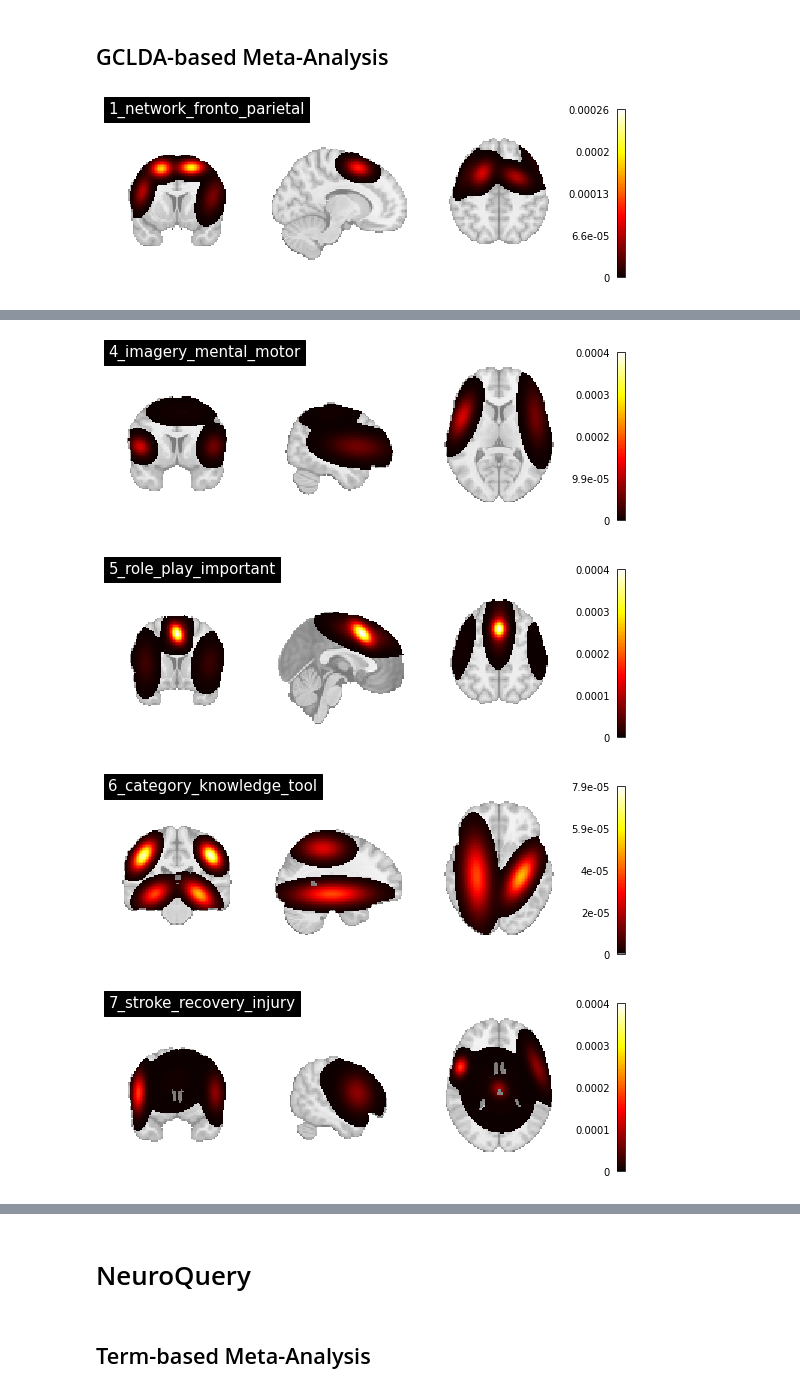
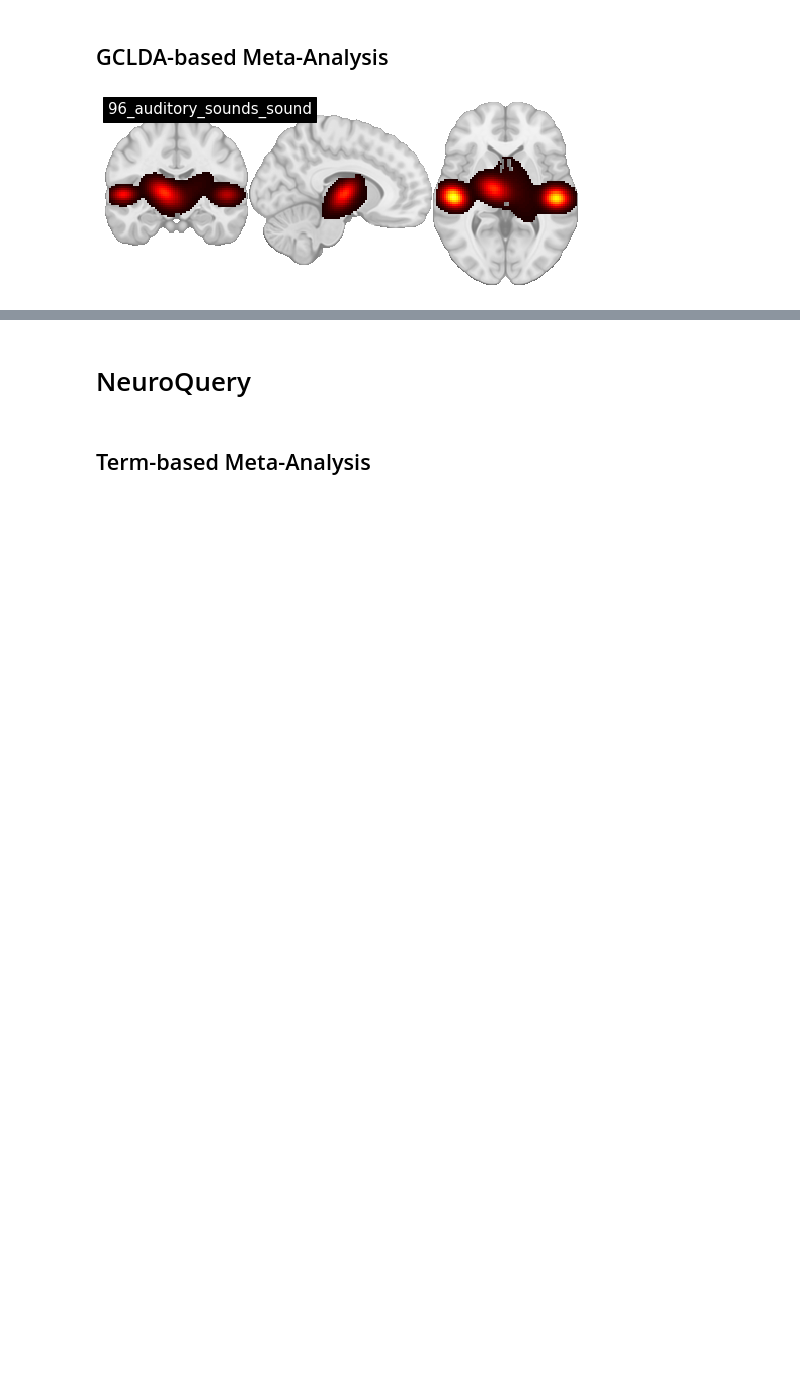
Before and after one commit to NBCLab/gradient-decoding, a Jupyter notebook: figures/meta-analysis.ipynb, the cells around one changed output, grey strips where cells are left out. Cells and saved outputs as stored; diff of their text form; code cells hidden in the pictures; blank space fills up the shorter version.

Commit message:
Update meta-analytic plot

```diff
--- a/figures/meta-analysis.ipynb
+++ b/figures/meta-analysis.ipynb
@@ -12,6 +12,12 @@ from utils import plot_gradient, plot_subcortical_gradient, plot_meta_maps
 # %%
 result_dir = op.abspath("../results")
 data_dir = op.abspath("../data")
-output_dir = op.join(result_dir, "gradient_decoding")
-bg_file = op.join(data_dir, "templates", "mni152.nii.gz")
-bg_img = nib.load(bg_file)
+output_dir = op.join(result_dir, "decoding")
+# %%
+# Indices to show corresponding to auditory, motor, and visual maps
+term_ns_idxs = np.array([272, 1863, 3144])
+term_nq_idxs = np.array([468, 3407, 5977])
+lda_ns_idxs = np.array([116, 92, 62])
+lda_nq_idxs = np.array([5, 190, 182])
+gclda_ns_idxs = np.array([95, 13, 54])
+gclda_nq_idxs = np.array([76, 181, 134])
@@ -53,7 +71,7 @@ plot_meta_maps(lda_based_ns_decoder_fn)
 # %% [markdown]
 ## GCLDA-based Meta-Analysis
 # %%
-gclda_based_ns_decoder_fn = op.join(output_dir, "gclda_neurosynth_model.pkl.gz")
-plot_meta_maps(gclda_based_ns_decoder_fn, threshold=0.000001, model="gclda")
+gclda_ns_decoder_fn = op.join(output_dir, f"gclda_neurosynth_model.pkl.gz")
+plot_meta_maps(gclda_ns_decoder_fn, gclda_ns_idxs, threshold=0.00001, model="gclda", colorbar=False, out_dir="./Fig/meta-analysis/gclda_ns")
 # %% [output]
-[figure, old version]
+[figure, new version]
@@ -62,4 +79,0 @@ plot_meta_maps(gclda_based_ns_decoder_fn, threshold=0.000001, model="gclda")
-[figure, removed]
-[figure, removed]
-[figure, removed]
-[figure, removed]
```
Also changed, not shown: parts of 17 cells of this notebook, 1 other file.
